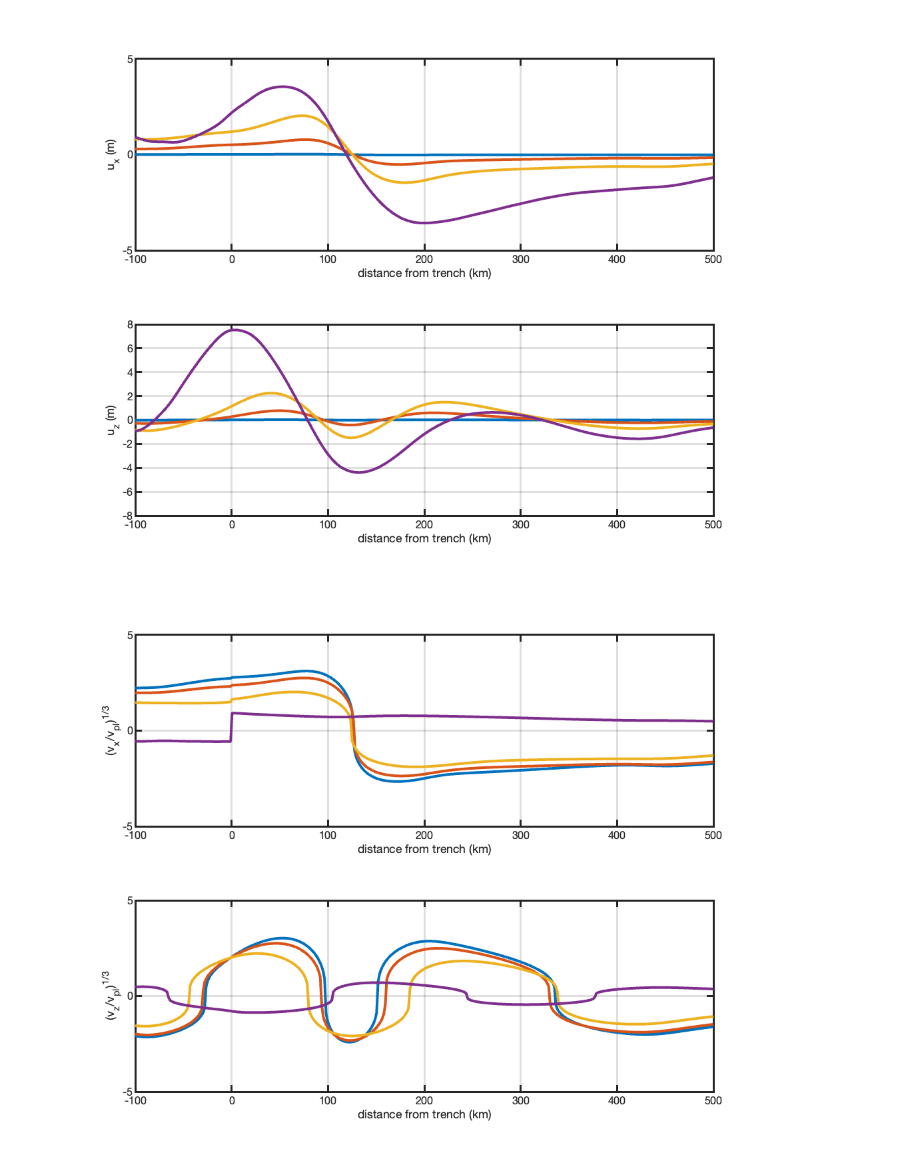
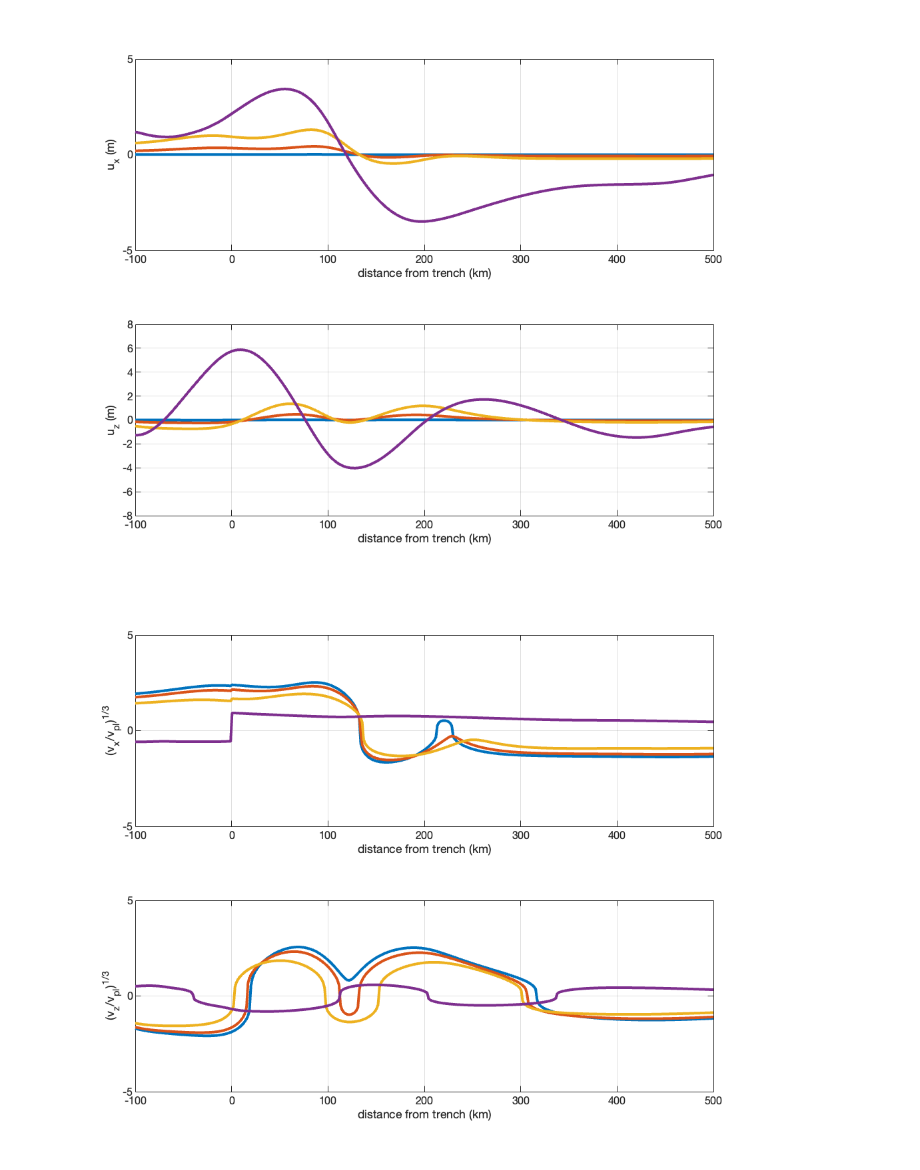
Before and after one commit to mallickrishg/I2EC_2d, a Jupyter notebook: I2EC_linearVEcycles.ipynb, the cells around one changed output. Drawn from its saved outputs; the diff is of its cells as text; code cells hidden in the pictures.

```diff
--- a/I2EC_linearVEcycles.ipynb
+++ b/I2EC_linearVEcycles.ipynb
@@ -89,7 +96,7 @@ rcv.Asigma = 1e-6.*(1e21/(sum(~rcv.pinnedPosition.*rcv.W))).*ones(rcv.N,1);
 %%%%%%% oceanic mantle viscosity structure %%%%%%%
 r = abs(tand(rcv.dip(1)).*shz.xc(:,1) + shz.xc(:,2) + 20e3)./sqrt(tand(rcv.dip(1))^2 + 1);
 r = r./max(r);% normalize to 0->1
-viscostructure = 10.^(18 + r.*0);
+viscostructure = 10.^(18 + r.*2);
 shz.n = 1.*ones(shz.N,1);
 shz.alpha = 1./(viscostructure.*1e-6);
 oceanic_mantle = (shz.xc(:,1) < -shz.xc(:,2)/tand(rcv.dip(1)));
@@ -97,7 +104,7 @@ oceanic_mantle = (shz.xc(:,1) < -shz.xc(:,2)/tand(rcv.dip(1)));
 %%%%%%% continental mantle viscosity structure %%%%%%%
 r = sqrt((shz.xc(~oceanic_mantle,1)-200e3).^2);
 r = r./max(r);% normalize to 0->1
-viscostructure = 10.^(18 + r.*0);
+viscostructure = 10.^(18 + r.*2);
 shz.alpha(~oceanic_mantle) = 1./(viscostructure.*1e-6);
 
 % define locked zone on megathrust
@@ -116,6 +123,7 @@ shz.e22pl = e22_dev_lt.*Vpl;% 1/s
 shz.e23pl = -e23_lt.*Vpl;% 1/s
 
 figure(1),clf
+plotpatch2d(rcv), hold on
 plotshz2d(shz,1e6./(shz.alpha))
 axis tight equal, box on
 cb=colorbar; cb.Label.String = '\eta Pa-s';
@@ -261,36 +271,36 @@ gps.uz = (devl.KO(:,:,2)*(slip-rcv.Vpl*tvec) + ...
 % postseismic displacements (interseismic corrected)
 figure(13),clf
 subplot(2,1,1)
 plot(obs(:,1)./1e3,nthroot(gps.ux' - vx_int*tvec,1),'LineWidth',2)
 axis tight, grid on
 ylim([-1 1]*5)
 xlabel('distance from trench (km)')
 ylabel('u_x (m)')
-set(gca,'FontSize',8,'LineWidth',1.5)
+set(gca,'FontSize',8,'LineWidth',0.5)
 subplot(2,1,2)
 plot(obs(:,1)./1e3,nthroot(gps.uz' - vz_int*tvec,1),'LineWidth',2)
 axis tight, grid on
 ylim([-1 1]*8)
 xlabel('distance from trench (km)')
 ylabel('u_z (m)')
-set(gca,'FontSize',8,'LineWidth',1.5)
+set(gca,'FontSize',8,'LineWidth',0.5)
 
 % postseismic velocity snapshots (plotted as cube root to retain sign and compress the axes - like log plots)
 figure(14),clf
 subplot(2,1,1)
 plot(obs(:,1)./1e3,nthroot(gps.vx./Vpl,3),'LineWidth',2)
 axis tight, grid on
 ylim([-1 1]*5)
 xlabel('distance from trench (km)')
 ylabel('(v_x/v_{pl})^{1/3}')
-set(gca,'FontSize',8,'LineWidth',1.5)
+set(gca,'FontSize',8,'LineWidth',0.5)
 subplot(2,1,2)
 plot(obs(:,1)./1e3,nthroot(gps.vz./Vpl,3),'LineWidth',2)
 axis tight, grid on
 ylim([-1 1]*5)
 xlabel('distance from trench (km)')
 ylabel('(v_z/v_{pl})^{1/3}')
-set(gca,'FontSize',8,'LineWidth',1.5)
+set(gca,'FontSize',8,'LineWidth',0.5)
 # %% [output]
-[figure, old version]
+[figure, new version]
-[figure, old version]
+[figure, new version]
```
Also changed, not shown: parts of 5 cells of this notebook.
